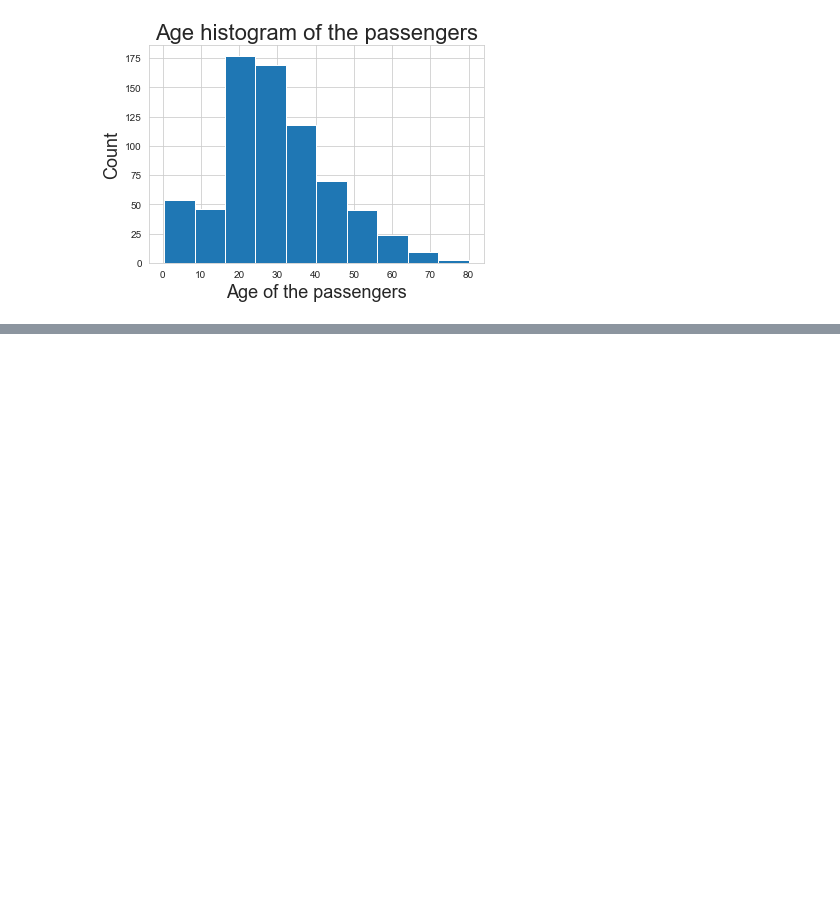
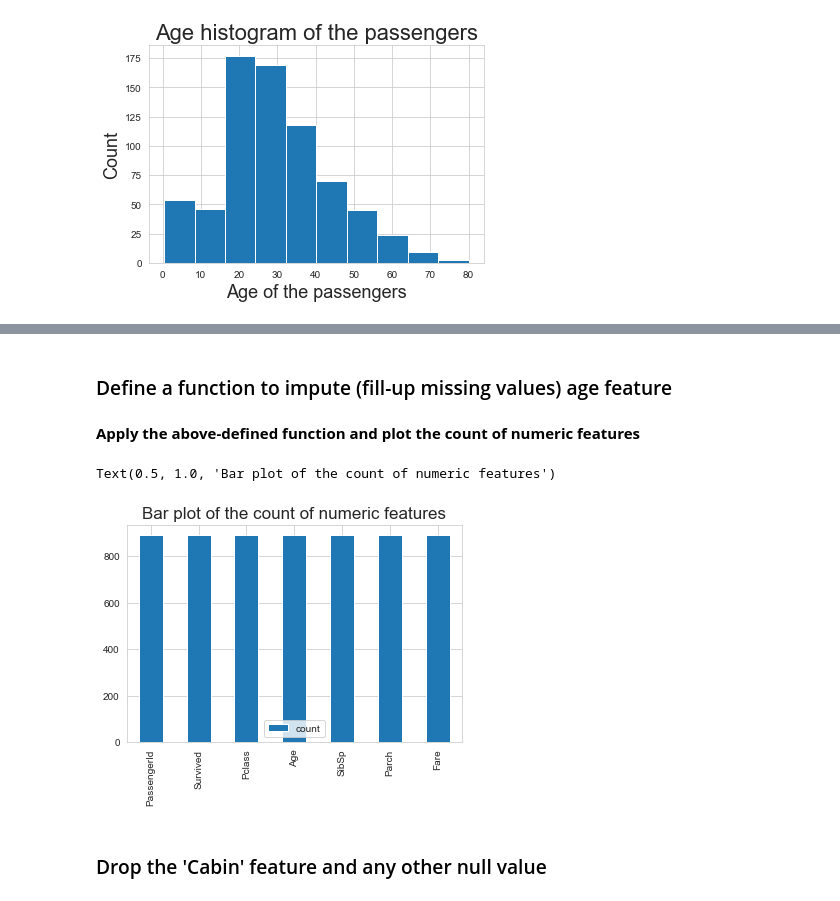
Before and after one commit to Karthikeya1661/AIML-2303A51306, a Jupyter notebook: Lab05.ipynb, the cells around one changed output, grey strips where cells are left out. Saved outputs shown, nothing was run; the diff lists cells and outputs as text; code cells hidden in the pictures; blank space fills up the shorter version.

```diff
--- a/Lab05.ipynb
+++ b/Lab05.ipynb
@@ -143,0 +167,36 @@ sns.boxplot(x='Pclass',y='Age',data=train,palette='winter')
+# %% [markdown]
+### Define a function to impute (fill-up missing values) age feature
+# %%
+a=list(f_class_Age['Age'])
+
+def impute_age(cols):
+    Age = cols[0]
+    Pclass = cols[1]
+
+    if pd.isnull(Age):
+
+        if Pclass == 1:
+            return a[0]
+
+        elif Pclass == 2:
+            return a[1]
+
+        else:
+            return a[2]
+
+    else:
+        return Age
+# %% [markdown]
+**Apply the above-defined function and plot the count of numeric features**
+# %%
+train['Age'] = train[['Age','Pclass']].apply(impute_age,axis=1)
+d=train.describe()
+
+dT=d.T
+dT.plot.bar(y='count')
+plt.title("Bar plot of the count of numeric features",fontsize=17)
+# %% [output]
+Text(0.5, 1.0, 'Bar plot of the count of numeric features')
+[figure, added]
+# %% [markdown]
+### Drop the 'Cabin' feature and any other null value
```
Also changed, not shown: parts of 22 cells of this notebook.
